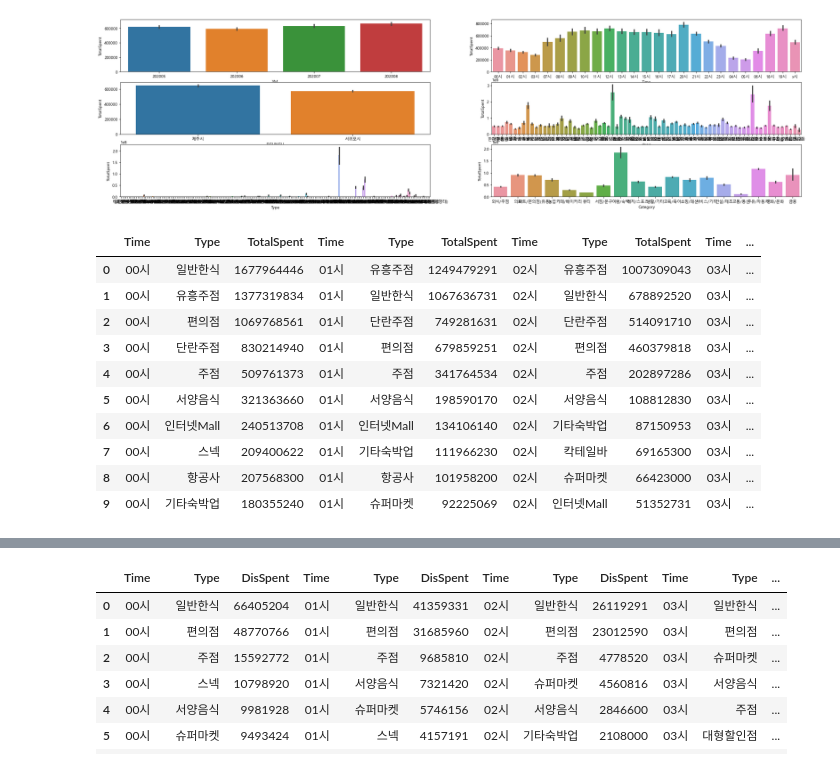
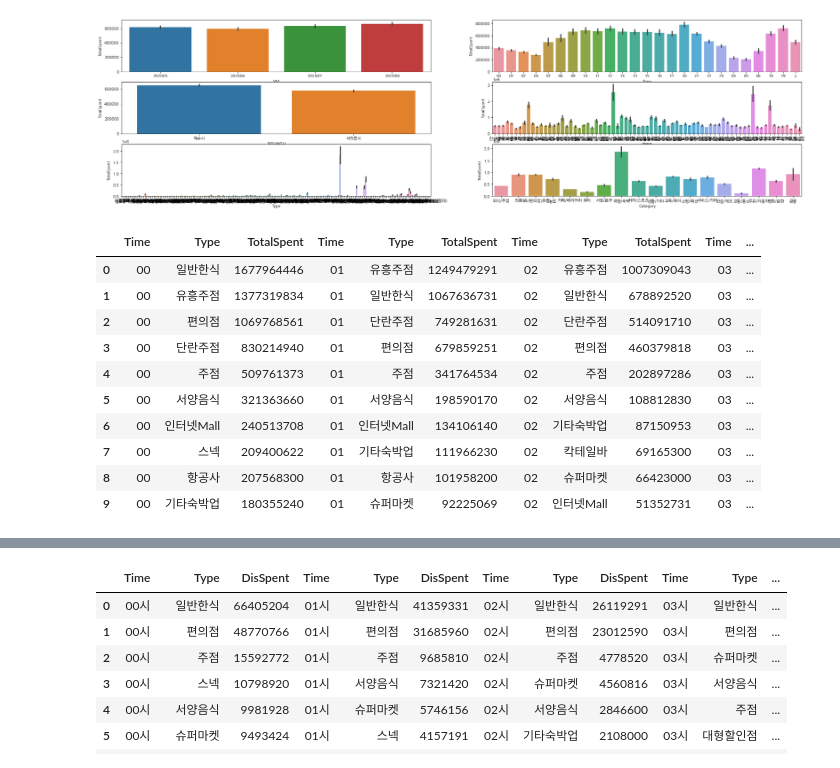
Before and after one commit to Yenabeam/JejuEda_DACON, a Jupyter notebook: 3. results/jeju_consumption_eda.ipynb, the cells around one changed output, grey strips where cells are left out. Cells and saved outputs as stored; diff of their text form; code cells hidden in the pictures.

Commit message:
'include_time_cut_graph

```diff
--- a/3. results/jeju_consumption_eda.ipynb
+++ b/3. results/jeju_consumption_eda.ipynb
@@ -49,6 +49,29 @@ jeju_all.tail(3)
 | 280082 | 278935 | 278935 | 202008 | 제주특별자치도 | 서귀포시 | 영세 | 예체능학원 | x시 | 110000 | 0 | ... |
 | 280083 | 279538 | 279538 | 202008 | 제주특별자치도 | 서귀포시 | 영세 | 기타가구 | x시 | 50000 | 0 | ... |
 | 280084 | 279785 | 279785 | 202008 | 제주특별자치도 | 제주시 | 영세 | 기타숙박업 | x시 | 17470 | 0 | ... |
+# %%
+# Time에 '시'를 제거해 줍니다.
+jeju_all['Time']= jeju_all['Time'].str.replace('시', '')
+
+# 시간을 큰 범위로 변화해 줍니다.
+def time_cut(x):
+    if '06'> x >='02':
+        return '새벽'
+    elif '11'> x >= '06':
+        return '오전'
+    elif '15' > x >= '11':
+        return '점심'
+    elif '18' > x >= '15':
+        return '오후'
+    elif  '22'> x >= '18':
+        return '저녁'
+    else:
+        return '심야'
+# %%
+# 함수 적용
+jeju_all['Time_cut'] = jeju_all['Time'].apply(time_cut)
+
+jeju_all.loc[jeju_all['Time']=='x', 'Time_cut'] ='무승인거래'
 # %% [markdown]
 # 1. 제주도 소비 전반적 분석
 # %%
@@ -83,27 +106,27 @@ def df_time(b,c):
 # %%
 # 전체 시간별, 제주도 업종별 상위 10개 총사용금액을 보여줌(총사용금액)
 
 df_total=[]
 for i in range(24):
     if i < 10:
         i= '0'+ str(i)
-        df_temp = df_time('TotalSpent', i+'시')
+        df_temp = df_time('TotalSpent', i)
         df_total.append(df_temp)
     else:
-        df_temp = df_time('TotalSpent', str(i) +'시')
+        df_temp = df_time('TotalSpent', str(i))
         df_total.append(df_temp)
 
 pd.options.display.max_columns = len(pd.concat(df_total, axis=1).drop(['index'], axis=1).columns)
 pd.concat(df_total, axis=1).drop(['index'], axis=1)
 # %% [output]
 |  | Time | Type | TotalSpent | Time | Type | TotalSpent | Time | Type | TotalSpent | Time | ... |
-| 0 | 00시 | 일반한식 | 1677964446 | 01시 | 유흥주점 | 1249479291 | 02시 | 유흥주점 | 1007309043 | 03시 | ... |
-| 1 | 00시 | 유흥주점 | 1377319834 | 01시 | 일반한식 | 1067636731 | 02시 | 일반한식 | 678892520 | 03시 | ... |
-| 2 | 00시 | 편의점 | 1069768561 | 01시 | 단란주점 | 749281631 | 02시 | 단란주점 | 514091710 | 03시 | ... |
-| 3 | 00시 | 단란주점 | 830214940 | 01시 | 편의점 | 679859251 | 02시 | 편의점 | 460379818 | 03시 | ... |
-| 4 | 00시 | 주점 | 509761373 | 01시 | 주점 | 341764534 | 02시 | 주점 | 202897286 | 03시 | ... |
-| 5 | 00시 | 서양음식 | 321363660 | 01시 | 서양음식 | 198590170 | 02시 | 서양음식 | 108812830 | 03시 | ... |
-| 6 | 00시 | 인터넷Mall | 240513708 | 01시 | 인터넷Mall | 134106140 | 02시 | 기타숙박업 | 87150953 | 03시 | ... |
-| 7 | 00시 | 스넥 | 209400622 | 01시 | 기타숙박업 | 111966230 | 02시 | 칵테일바 | 69165300 | 03시 | ... |
-| 8 | 00시 | 항공사 | 207568300 | 01시 | 항공사 | 101958200 | 02시 | 슈퍼마켓 | 66423000 | 03시 | ... |
-| 9 | 00시 | 기타숙박업 | 180355240 | 01시 | 슈퍼마켓 | 92225069 | 02시 | 인터넷Mall | 51352731 | 03시 | ... |
+| 0 | 00 | 일반한식 | 1677964446 | 01 | 유흥주점 | 1249479291 | 02 | 유흥주점 | 1007309043 | 03 | ... |
+| 1 | 00 | 유흥주점 | 1377319834 | 01 | 일반한식 | 1067636731 | 02 | 일반한식 | 678892520 | 03 | ... |
+| 2 | 00 | 편의점 | 1069768561 | 01 | 단란주점 | 749281631 | 02 | 단란주점 | 514091710 | 03 | ... |
+| 3 | 00 | 단란주점 | 830214940 | 01 | 편의점 | 679859251 | 02 | 편의점 | 460379818 | 03 | ... |
+| 4 | 00 | 주점 | 509761373 | 01 | 주점 | 341764534 | 02 | 주점 | 202897286 | 03 | ... |
+| 5 | 00 | 서양음식 | 321363660 | 01 | 서양음식 | 198590170 | 02 | 서양음식 | 108812830 | 03 | ... |
+| 6 | 00 | 인터넷Mall | 240513708 | 01 | 인터넷Mall | 134106140 | 02 | 기타숙박업 | 87150953 | 03 | ... |
+| 7 | 00 | 스넥 | 209400622 | 01 | 기타숙박업 | 111966230 | 02 | 칵테일바 | 69165300 | 03 | ... |
+| 8 | 00 | 항공사 | 207568300 | 01 | 항공사 | 101958200 | 02 | 슈퍼마켓 | 66423000 | 03 | ... |
+| 9 | 00 | 기타숙박업 | 180355240 | 01 | 슈퍼마켓 | 92225069 | 02 | 인터넷Mall | 51352731 | 03 | ... |
```
Also changed, not shown: parts of 6 cells of this notebook.
